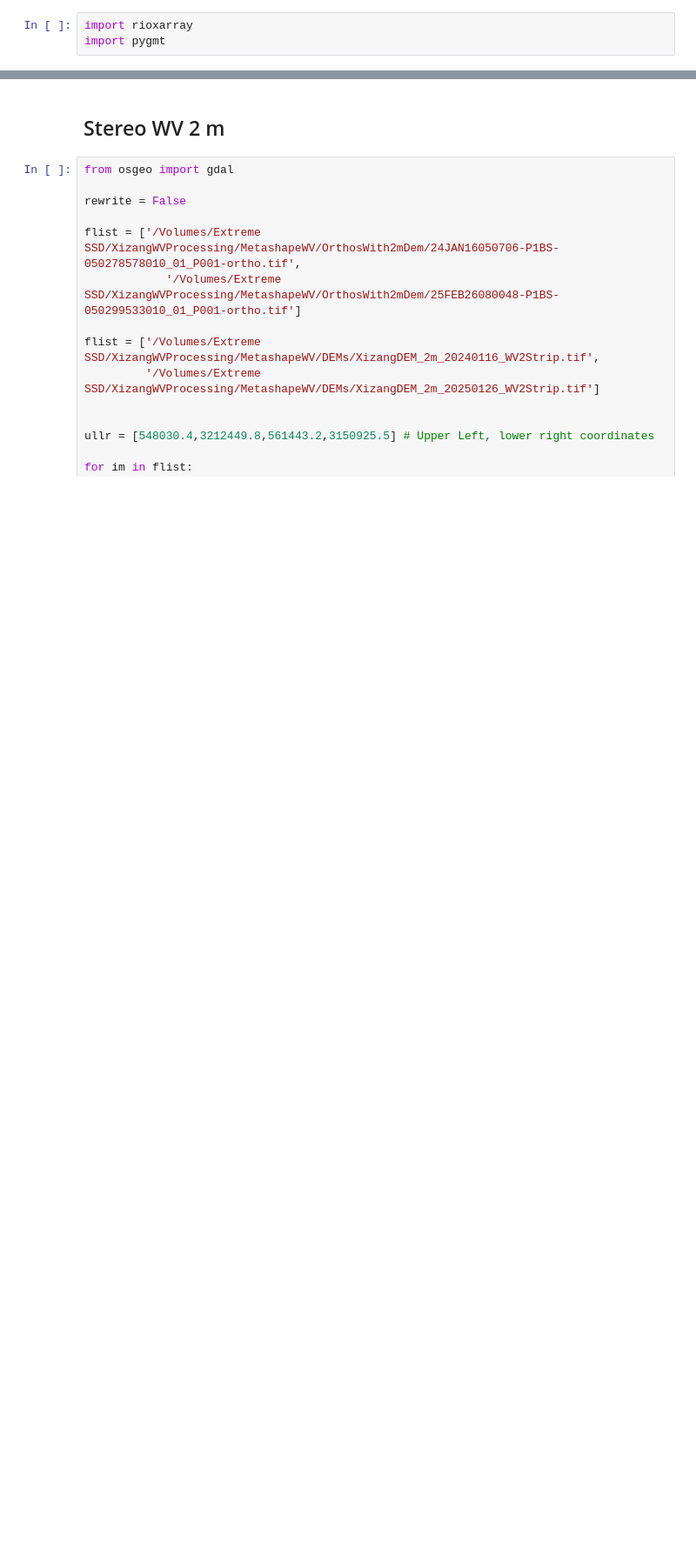
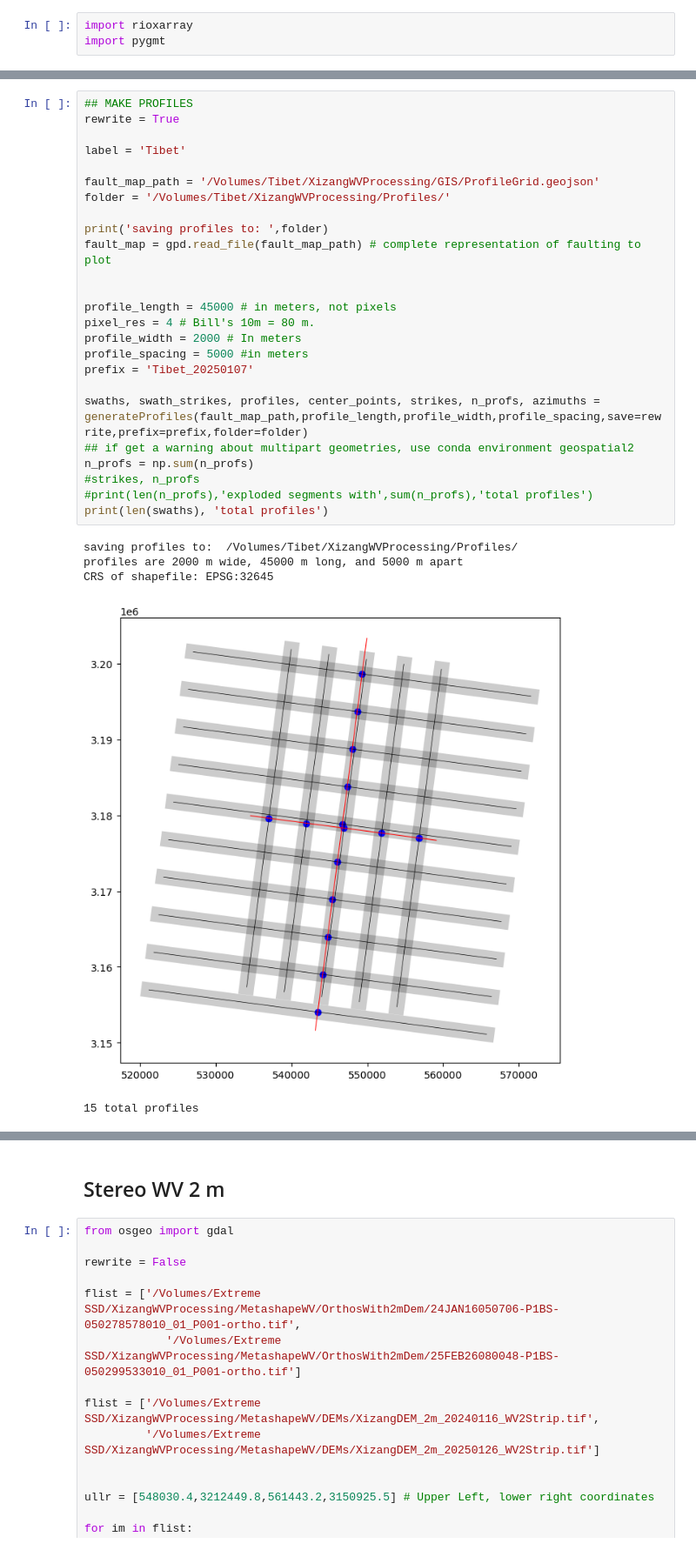
Before and after one commit to cehanagan/ImageryResources, a Jupyter notebook: Notebooks/Xizang20250107.ipynb, the cells around one changed output, grey strips where cells are left out. Shown at 87% size. Drawn from its saved outputs; the diff is of its cells as text; blank space fills up the shorter version.

```diff
--- a/Notebooks/Xizang20250107.ipynb
+++ b/Notebooks/Xizang20250107.ipynb
@@ -361,0 +907,31 @@ Error:
+# %%
+## MAKE PROFILES
+rewrite = True
+
+label = 'Tibet'
+
+fault_map_path = '/Volumes/Tibet/XizangWVProcessing/GIS/ProfileGrid.geojson'
+folder = '/Volumes/Tibet/XizangWVProcessing/Profiles/'
+
+print('saving profiles to: ',folder)
+fault_map = gpd.read_file(fault_map_path) # complete representation of faulting to plot
+
+
+profile_length = 45000 # in meters, not pixels
+pixel_res = 4 # Bill's 10m = 80 m.
+profile_width = 2000 # In meters
+profile_spacing = 5000 #in meters
+prefix = 'Tibet_20250107'
+
+swaths, swath_strikes, profiles, center_points, strikes, n_profs, azimuths = generateProfiles(fault_map_path,profile_length,profile_width,profile_spacing,save=rewrite,prefix=prefix,folder=folder)
+## if get a warning about multipart geometries, use conda environment geospatial2
+n_profs = np.sum(n_profs)
+#strikes, n_profs
+#print(len(n_profs),'exploded segments with',sum(n_profs),'total profiles')
+print(len(swaths), 'total profiles')
+# %% [output]
+saving profiles to:  /Volumes/Tibet/XizangWVProcessing/Profiles/
+profiles are 2000 m wide, 45000 m long, and 5000 m apart
+CRS of shapefile: EPSG:32645
+[figure, added]
+15 total profiles
```
Also changed, not shown: parts of 81 cells of this notebook, 4 other files.
